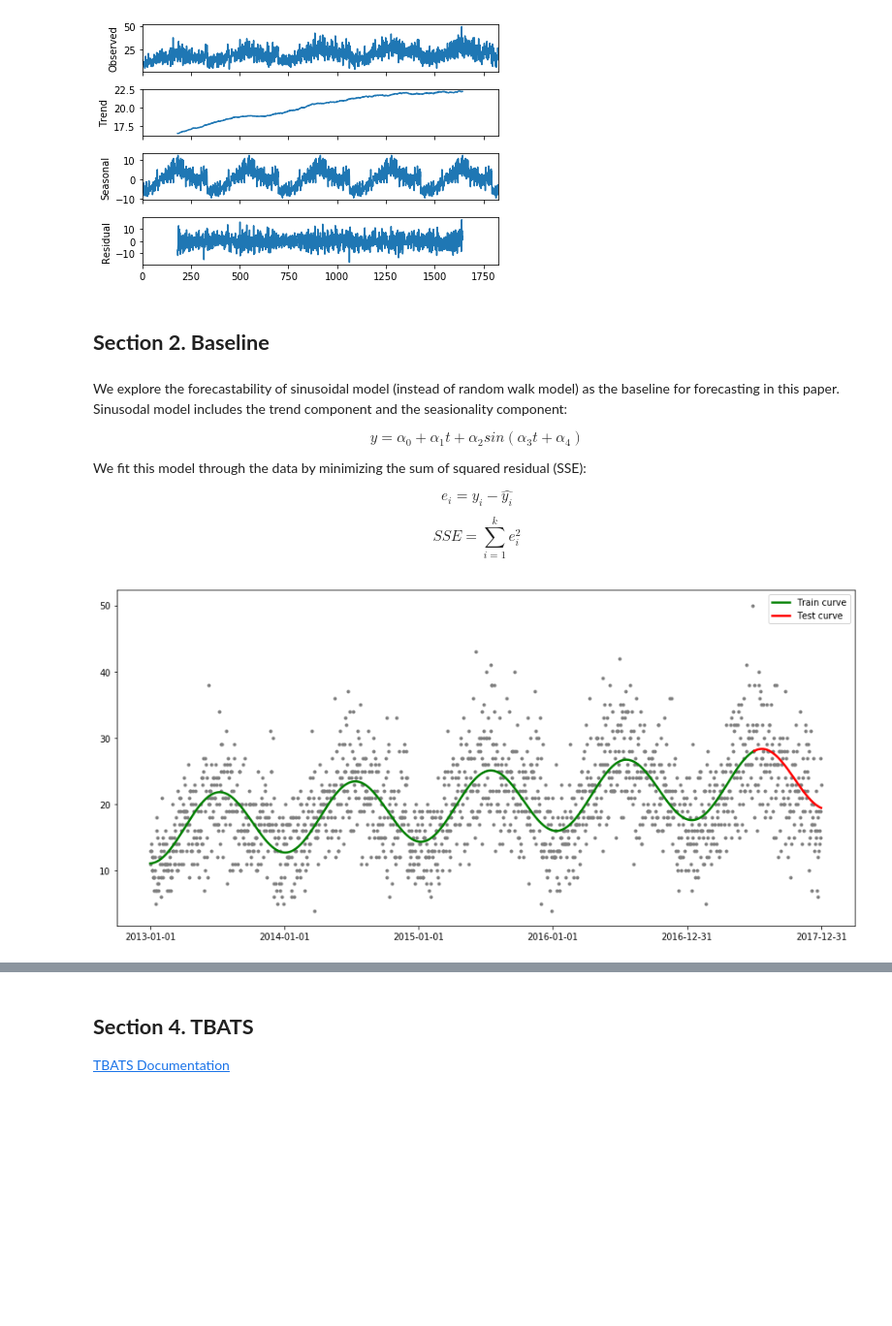
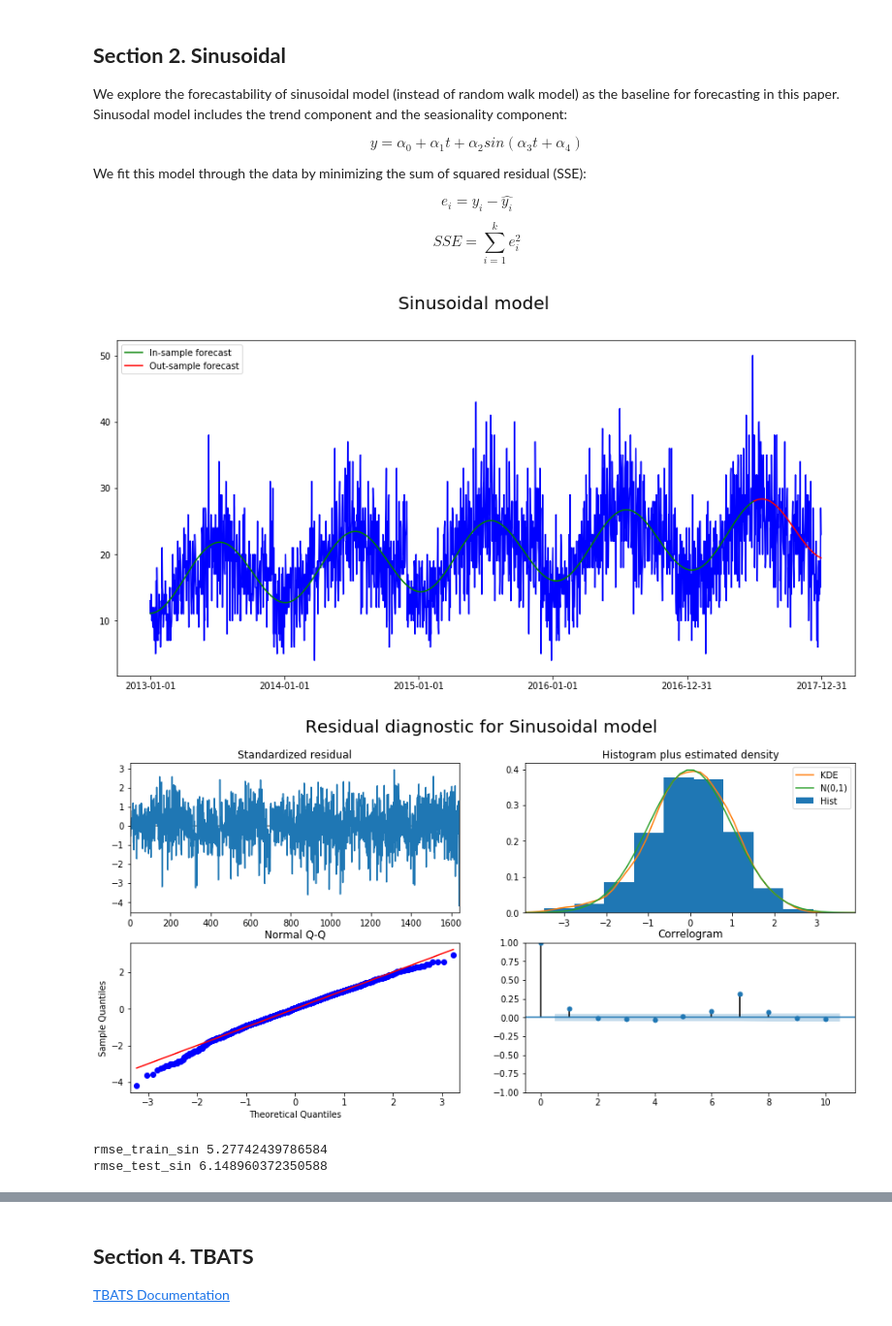
Before and after one commit to sangttruong/hybcast, a Jupyter notebook: main.ipynb, the cells around one changed output, grey strips where cells are left out. Shown at 97% size. Drawn from its saved outputs; the diff is of its cells as text; code cells hidden in the pictures; blank space fills up the shorter version.

```diff
--- a/main.ipynb
+++ b/main.ipynb
@@ -217,16 +216,6 @@ pacf.show()
-# %%
-# Decomposition
-# STL decomposition: https://github.com/jrmontag/STLDecompose/blob/master/STL-usage-example.ipynb
-# STL decomposition 2: https://www.statsmodels.org/dev/examples/notebooks/generated/stl_decomposition.html
-decompose = seasonal_decompose(raw11.sales, model='addictive', freq=365)
-decomposeplot = decompose.plot()
-decomposeplot.savefig(path + 'decomposeplot.png', quality = 100, dpi = 1000)
-decomposeplot.show()
-# %% [output]
-[figure, removed]
-# %% [markdown]
-## **Section 2. Baseline**
 # %% [markdown]
+## **Section 2. Sinusoidal**
+
 We explore the forecastability of sinusoidal model (instead of random walk model) as the baseline for forecasting in this paper. Sinusodal model includes the trend component and the seasionality component:
 
 $$ y = \alpha_{0} + \alpha_{1}t + \alpha_{2}sin(\alpha_{3}t + \alpha_{4})$$
@@ -238,32 +227,45 @@ $$ SSE = \sum_{i=1}^{k} e_i^2$$
 # %%
 # Generate guest parameters
 guess_int = 10
 guess_trend = 0.1
 
 guess_amp = 5
 guess_freq = 2*3.14/365
 guess_phase = 1
 
-# Define the function to optimize: residual
+# Model configuration and optimization
 residual = lambda x: train11['sales'] - (x[0] + x[1]*t_train + x[2]*np.sin(x[3]*t_train + x[4]))
 result = leastsq(residual, [guess_int, guess_trend, guess_amp, guess_freq, guess_phase], full_output=1)
 est_int, est_trend, est_amp, est_freq, est_phase = result[0]
 
-train_curve = (est_int+ est_trend*t_train) + est_amp*np.sin(est_freq*t_train + est_phase)
-test_curve =  (est_int+ est_trend*t_test) + est_amp*np.sin(est_freq*t_test + est_phase)
+# Forecast
+insample_forecast_sin = (est_int+ est_trend*t_train) + est_amp*np.sin(est_freq*t_train + est_phase)
+outsample_forecast_sin =  (est_int+ est_trend*t_test) + est_amp*np.sin(est_freq*t_test + est_phase)
 
 # Error
-rmse_train_sin = math.sqrt(sum((train_curve-train11.loc[:,'sales'])**2)/N) #5.357423907854065
-rmse_test_sin = math.sqrt(sum((test_curve-test11.loc[:,'sales'])**2)/(len(raw11)-N)) #6.148960372350588
+rmse_train_sin = math.sqrt(sum((insample_forecast_sin-train11.loc[:,'sales'])**2)/N) #5.357423907854065
+rmse_test_sin = math.sqrt(sum((outsample_forecast_sin-test11.loc[:,'sales'])**2)/(len(raw11)-N)) #6.148960372350588
+print('rmse_train_sin', rmse_train_sin)
+print('rmse_test_sin', rmse_test_sin)
 
 # Plot
 plt.figure(figsize=(15,7))
-plt.plot(raw11.loc[:,'date'], raw11.loc[:,'sales'], color='blue')
-plt.plot(train11.loc[:,'date'], train_curve, label='Train curve', color='green', linewidth = 2.5)
-plt.plot(test11.loc[:,'date'], test_curve, label = 'Test curve', color='red', linewidth = 2.5)
+plt.plot(raw11.date, raw11.sales, color='blue')
+plt.plot(insample_forecast_sin, label='In-sample forecast', color='green')
+plt.plot(test11.date, outsample_forecast_sin, label = 'Out-sample forecast', color='red')
 plt.xticks(np.arange(0, len(raw11), 365))
 plt.legend()
-plt.savefig(path + 'figure2.png', quality = 100, dpi = 1000)
+plt.suptitle('Sinusoidal model', fontsize = 20)
+plt.savefig(path + 'figureSin.png', quality = 100, dpi = 1000)
 plt.show()
+
+# Residual diagnostic
+resdiag_sin = plot_diagnostics(insample_forecast_sin-train11.sales)
+plt.suptitle('Residual diagnostic for Sinusoidal model', fontsize = 20)
+resdiag_sin.savefig(path + 'resid_sin.png', quality = 100, dpi = 1000)
+resdiag_sin.show()
 # %% [output]
-[figure, old version]
+[figure, new version]
+[figure, added]
+rmse_train_sin 5.27742439786584
+rmse_test_sin 6.148960372350588
```
Also changed, not shown: parts of 64 cells of this notebook.
